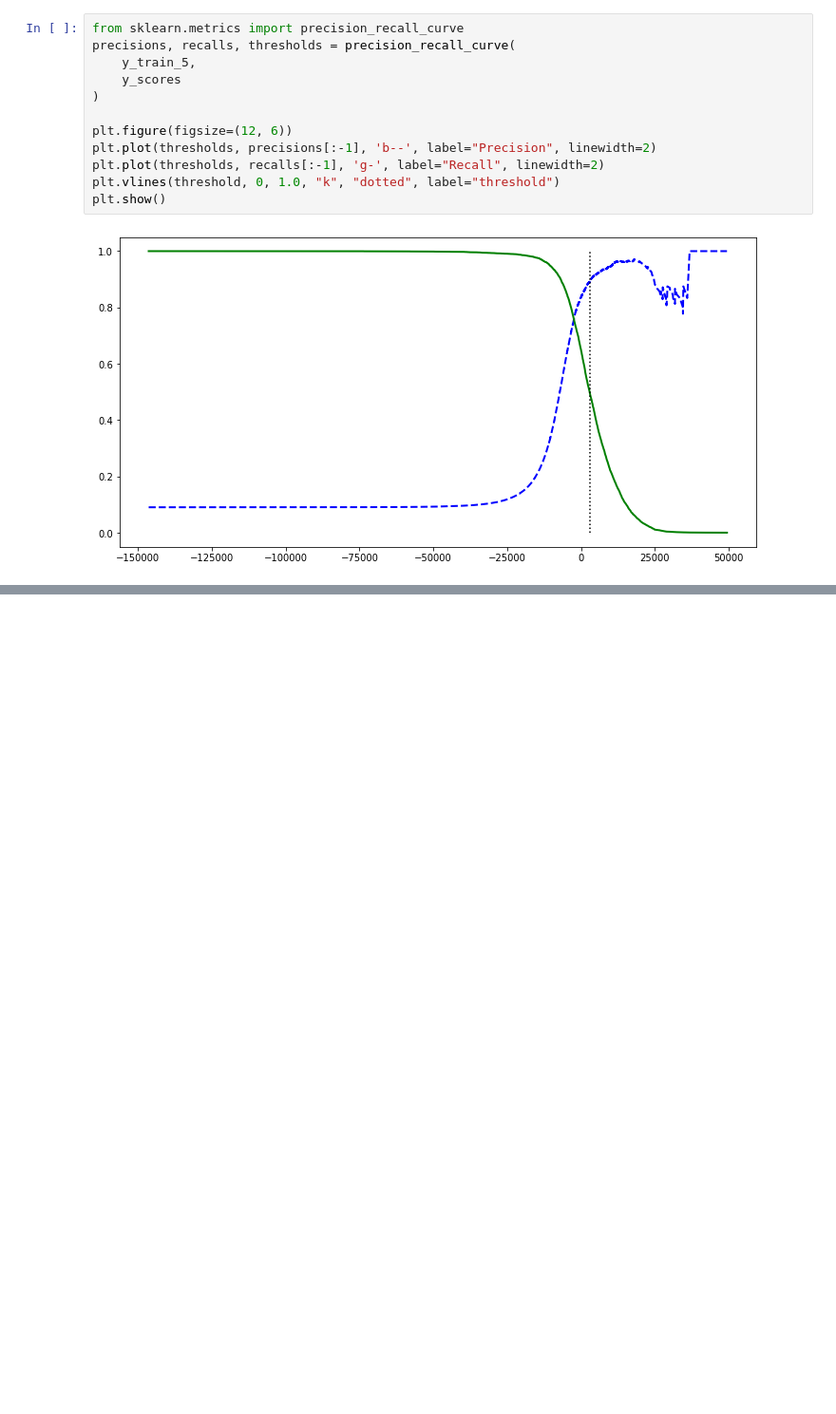
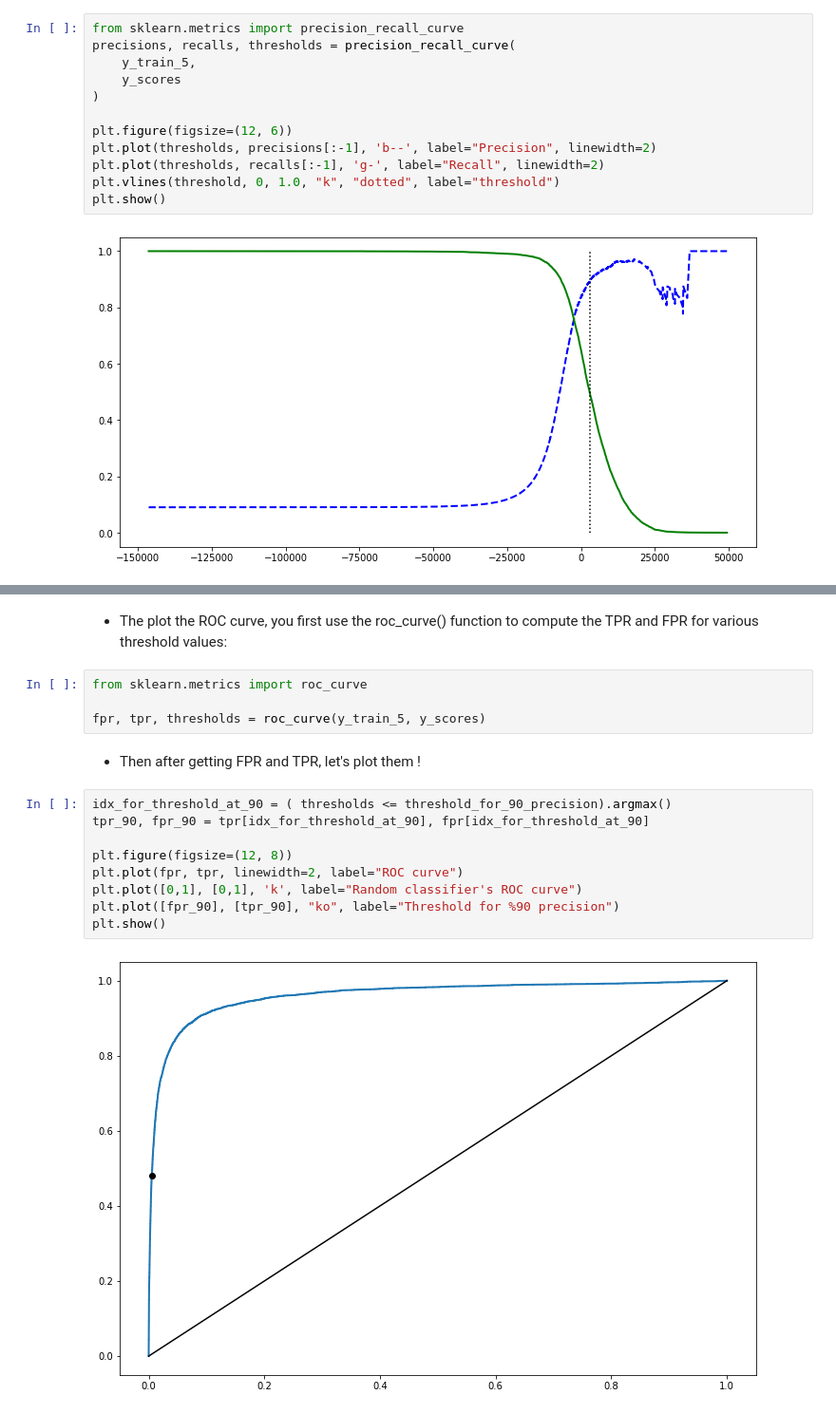
Before and after one commit to MrEktirir/ML_Works, a Jupyter notebook: Notebooks/chapter_3.ipynb, the cells around one changed output, grey strips where cells are left out. Shown at 95% size. Drawn from its saved outputs; the diff is of its cells as text; blank space fills up the shorter version.

```diff
--- a/Notebooks/chapter_3.ipynb
+++ b/Notebooks/chapter_3.ipynb
@@ -236,0 +274,19 @@ plt.show()
+# %% [markdown]
+* The plot the ROC curve, you first use the roc_curve() function to compute the TPR and FPR for various threshold values:
+# %%
+from sklearn.metrics import roc_curve
+
+fpr, tpr, thresholds = roc_curve(y_train_5, y_scores)
+# %% [markdown]
+* Then after getting FPR and TPR, let's plot them !
+# %%
+idx_for_threshold_at_90 = ( thresholds <= threshold_for_90_precision).argmax()
+tpr_90, fpr_90 = tpr[idx_for_threshold_at_90], fpr[idx_for_threshold_at_90]
+
+plt.figure(figsize=(12, 8))
+plt.plot(fpr, tpr, linewidth=2, label="ROC curve")
+plt.plot([0,1], [0,1], 'k', label="Random classifier's ROC curve")
+plt.plot([fpr_90], [tpr_90], "ko", label="Threshold for %90 precision")
+plt.show()
+# %% [output]
+[figure, added]
```
Also changed, not shown: parts of 21 cells of this notebook.
